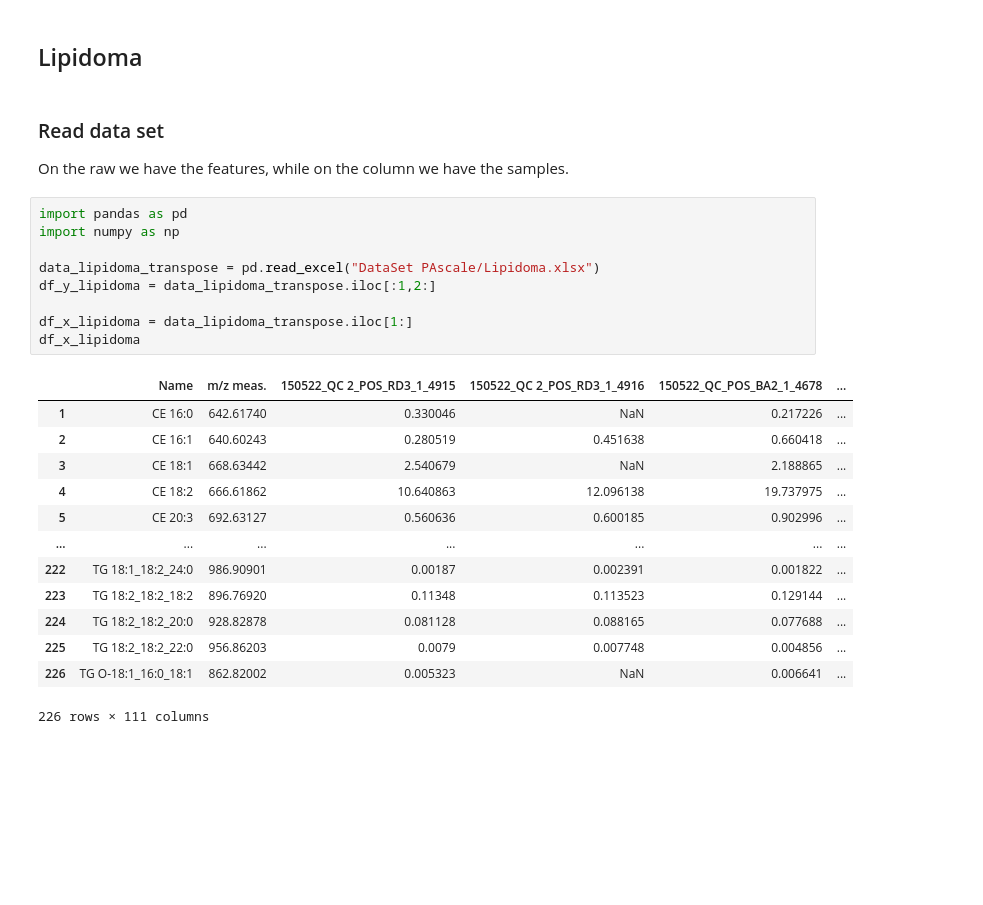
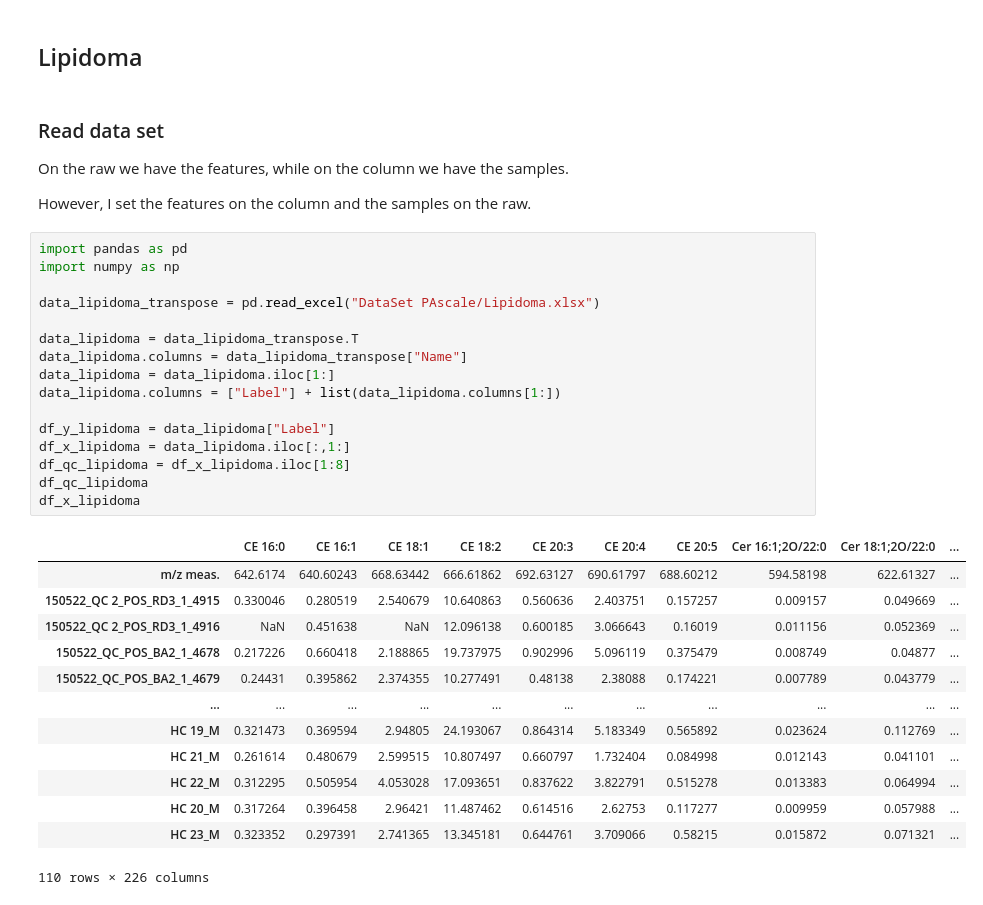
Before and after one commit to Bvs00/AI4ODA_projectwork, a Jupyter notebook: notebook.ipynb, the cells around one changed output. Cells and saved outputs as stored; diff of their text form; blank space fills up the shorter version.

```diff
--- a/notebook.ipynb
+++ b/notebook.ipynb
@@ -13,26 +13,35 @@ The aim of this project is identify bio-markers that allow to distinguish the ev
 # %% [markdown]
 ### Read data set
 On the raw we have the features, while on the column we have the samples.
+
+However, I set the features on the column and the samples on the raw.
 # %%
 import pandas as pd
 import numpy as np
 
 data_lipidoma_transpose = pd.read_excel("DataSet PAscale/Lipidoma.xlsx")
-df_y_lipidoma = data_lipidoma_transpose.iloc[:1,2:]
 
-df_x_lipidoma = data_lipidoma_transpose.iloc[1:]
+data_lipidoma = data_lipidoma_transpose.T
+data_lipidoma.columns = data_lipidoma_transpose["Name"]
+data_lipidoma = data_lipidoma.iloc[1:]
+data_lipidoma.columns = ["Label"] + list(data_lipidoma.columns[1:])
+
+df_y_lipidoma = data_lipidoma["Label"]
+df_x_lipidoma = data_lipidoma.iloc[:,1:]
+df_qc_lipidoma = df_x_lipidoma.iloc[1:8]
+df_qc_lipidoma
 df_x_lipidoma
 # %% [output]
-|  | Name | m/z meas. | 150522_QC 2_POS_RD3_1_4915 | 150522_QC 2_POS_RD3_1_4916 | 150522_QC_POS_BA2_1_4678 | ... |
-| 1 | CE 16:0 | 642.61740 | 0.330046 | NaN | 0.217226 | ... |
-| 2 | CE 16:1 | 640.60243 | 0.280519 | 0.451638 | 0.660418 | ... |
-| 3 | CE 18:1 | 668.63442 | 2.540679 | NaN | 2.188865 | ... |
-| 4 | CE 18:2 | 666.61862 | 10.640863 | 12.096138 | 19.737975 | ... |
-| 5 | CE 20:3 | 692.63127 | 0.560636 | 0.600185 | 0.902996 | ... |
-| ... | ... | ... | ... | ... | ... | ... |
-| 222 | TG 18:1_18:2_24:0 | 986.90901 | 0.00187 | 0.002391 | 0.001822 | ... |
-| 223 | TG 18:2_18:2_18:2 | 896.76920 | 0.11348 | 0.113523 | 0.129144 | ... |
-| 224 | TG 18:2_18:2_20:0 | 928.82878 | 0.081128 | 0.088165 | 0.077688 | ... |
-| 225 | TG 18:2_18:2_22:0 | 956.86203 | 0.0079 | 0.007748 | 0.004856 | ... |
-| 226 | TG O-18:1_16:0_18:1 | 862.82002 | 0.005323 | NaN | 0.006641 | ... |
+|  | CE 16:0 | CE 16:1 | CE 18:1 | CE 18:2 | CE 20:3 | CE 20:4 | CE 20:5 | Cer 16:1;2O/22:0 | Cer 18:1;2O/22:0 | ... |
+| m/z meas. | 642.6174 | 640.60243 | 668.63442 | 666.61862 | 692.63127 | 690.61797 | 688.60212 | 594.58198 | 622.61327 | ... |
+| 150522_QC 2_POS_RD3_1_4915 | 0.330046 | 0.280519 | 2.540679 | 10.640863 | 0.560636 | 2.403751 | 0.157257 | 0.009157 | 0.049669 | ... |
+| 150522_QC 2_POS_RD3_1_4916 | NaN | 0.451638 | NaN | 12.096138 | 0.600185 | 3.066643 | 0.16019 | 0.011156 | 0.052369 | ... |
+| 150522_QC_POS_BA2_1_4678 | 0.217226 | 0.660418 | 2.188865 | 19.737975 | 0.902996 | 5.096119 | 0.375479 | 0.008749 | 0.04877 | ... |
+| 150522_QC_POS_BA2_1_4679 | 0.24431 | 0.395862 | 2.374355 | 10.277491 | 0.48138 | 2.38088 | 0.174221 | 0.007789 | 0.043779 | ... |
+| ... | ... | ... | ... | ... | ... | ... | ... | ... | ... | ... |
+| HC 19_M | 0.321473 | 0.369594 | 2.94805 | 24.193067 | 0.864314 | 5.183349 | 0.565892 | 0.023624 | 0.112769 | ... |
+| HC 21_M | 0.261614 | 0.480679 | 2.599515 | 10.807497 | 0.660797 | 1.732404 | 0.084998 | 0.012143 | 0.041101 | ... |
+| HC 22_M | 0.312295 | 0.505954 | 4.053028 | 17.093651 | 0.837622 | 3.822791 | 0.515278 | 0.013383 | 0.064994 | ... |
+| HC 20_M | 0.317264 | 0.396458 | 2.96421 | 11.487462 | 0.614516 | 2.62753 | 0.117277 | 0.009959 | 0.057988 | ... |
+| HC 23_M | 0.323352 | 0.297391 | 2.741365 | 13.345181 | 0.644761 | 3.709066 | 0.58215 | 0.015872 | 0.071321 | ... |
-226 rows × 111 columns
+110 rows × 226 columns
```
Also changed, not shown: parts of 6 cells of this notebook.
